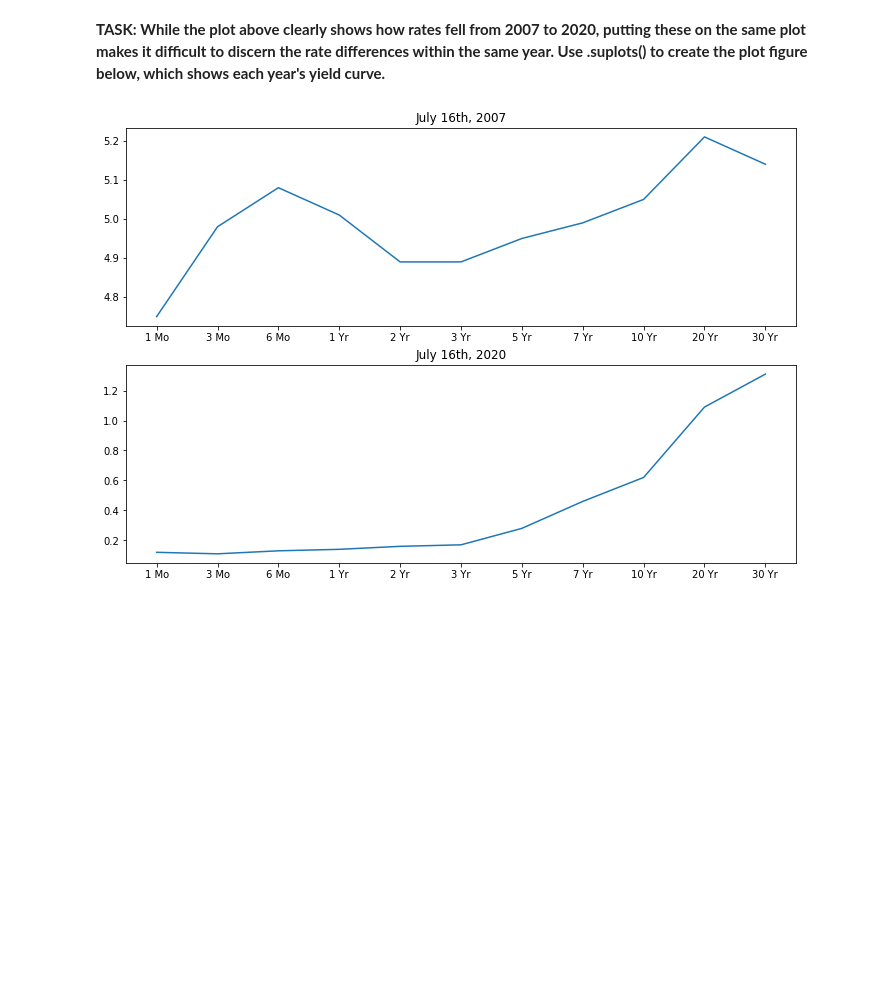
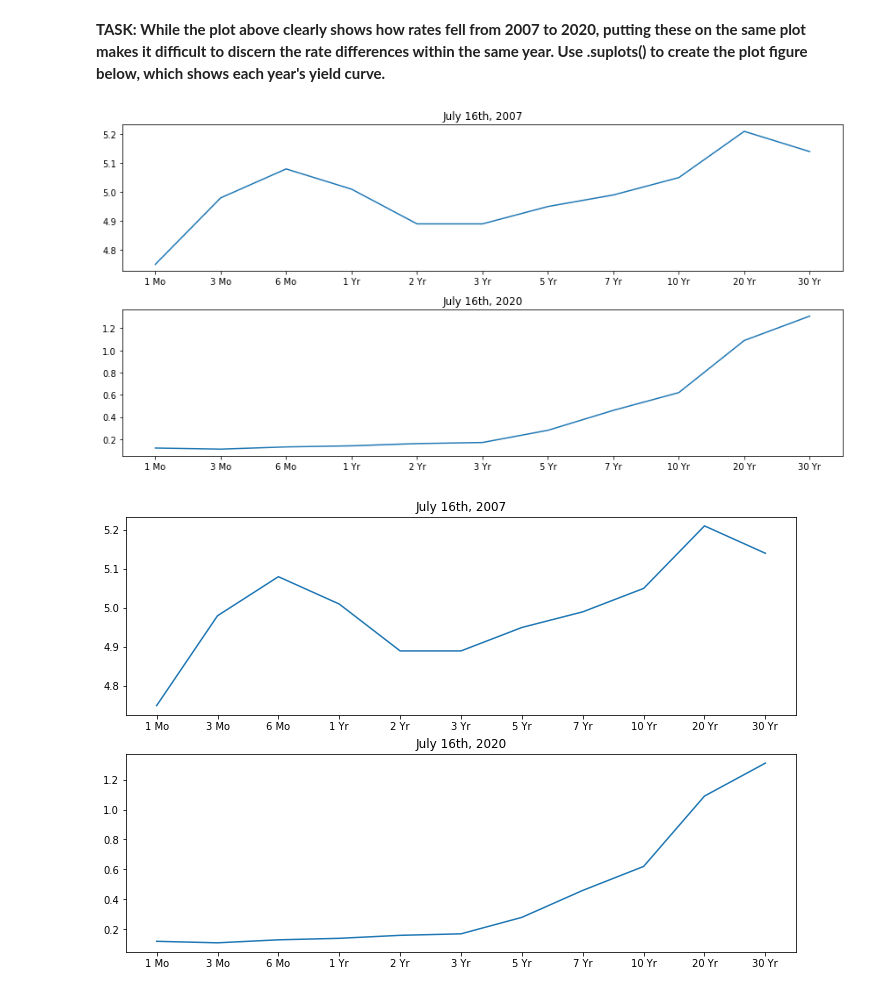
Before and after one commit to ali-moradzade/data-science-and-machine-learning-bootcamp, a Jupyter notebook: 04-matplotlib/04-matplotlib-exercises.ipynb, the cells around one changed output. Cells and saved outputs as stored; diff of their text form; code cells hidden in the pictures; blank space fills up the shorter version.

```diff
--- a/04-matplotlib/04-Matplotlib Exercises .ipynb
+++ b/04-matplotlib/04-matplotlib-exercises.ipynb
@@ -117,3 +163,14 @@ july16_2020 = [0.12,0.11,0.13,0.14,0.16,0.17,0.28,0.46,0.62,1.09,1.31]
+# %%
+fig, axes = plt.subplots(2, 1, figsize=(12,6))
+
+axes[0].plot(labels, july16_2007, label='july16_2007')
+axes[0].set_title('July 16th, 2007')
+axes[1].plot(labels, july16_2020, label='july16_2020')
+axes[1].set_title('July 16th, 2020')
+
+plt.tight_layout()
+# %% [output]
+[figure, added]
 # %%
 # DONT RUN THE CELL BELOW! IT WILL ERASE THE PLOT!
 # %%
```
Also changed, not shown: parts of 20 cells of this notebook, 27 other files.
